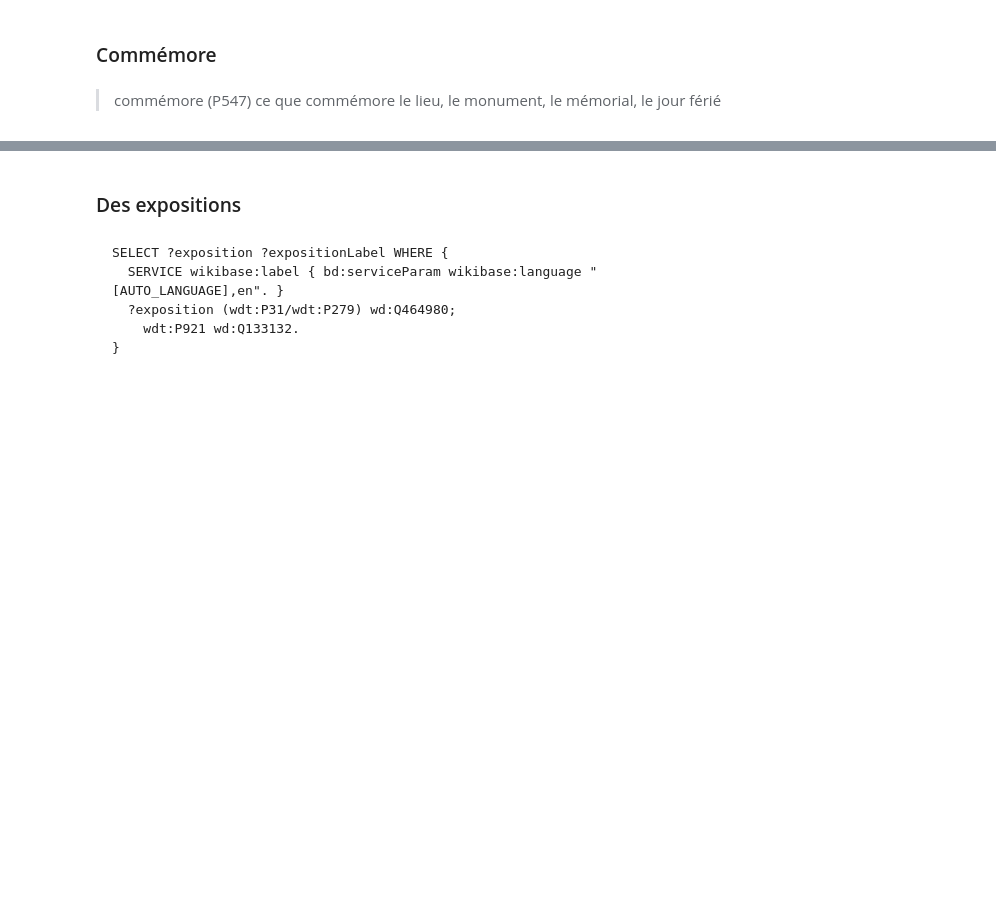
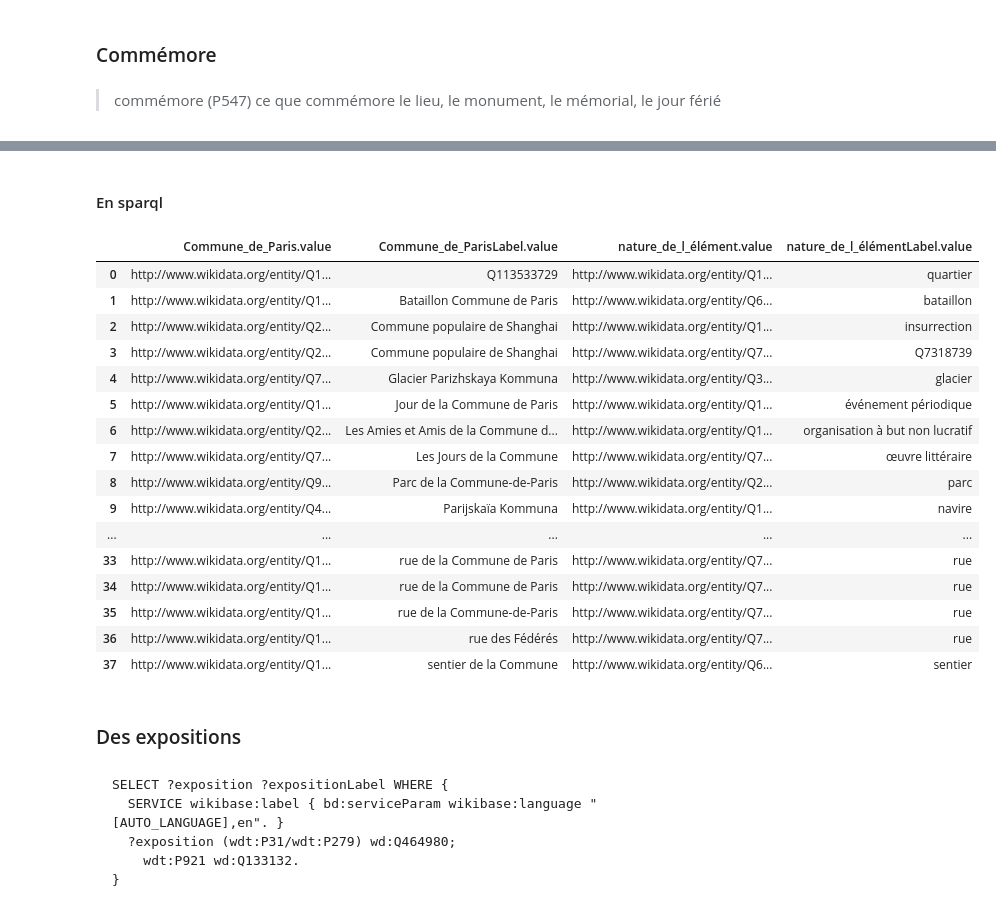
Before and after one commit to silanoc/commune_dans_wikidata, a Jupyter notebook: Commune_dans_wikidata.ipynb, the cells around one changed output, grey strips where cells are left out. Cells and saved outputs as stored; diff of their text form; code cells hidden in the pictures; blank space fills up the shorter version.

```diff
--- a/Commune_dans_wikidata.ipynb
+++ b/Commune_dans_wikidata.ipynb
@@ -1108,0 +1342,2 @@ referrerpolicy="origin" sandbox="allow-scripts allow-same-origin allow-popups">
+# %% [markdown]
+#### En sparql
@@ -1109,3 +1352,35 @@ referrerpolicy="origin" sandbox="allow-scripts allow-same-origin allow-popups">
+# %%
+query = """SELECT  ?Commune_de_Paris ?Commune_de_ParisLabel ?nature_de_l_élément ?nature_de_l_élémentLabel WHERE {
+  SERVICE wikibase:label { bd:serviceParam wikibase:language "fr, [AUTO_LANGUAGE]". }
+  ?Commune_de_Paris wdt:P138 wd:Q133132.
+  OPTIONAL { ?Commune_de_Paris wdt:P31 ?nature_de_l_élément. }
+}
+order by ?Commune_de_ParisLabel
+"""
+extraction_nomme = Extraction_wikidata(endpoint_url, query)
+df_nomme = extraction_nomme.extraire_et_df()
+# %%
+df_nomme = df_nomme.loc[:,['Commune_de_Paris.value', 'Commune_de_ParisLabel.value', 'nature_de_l_élément.value', 'nature_de_l_élémentLabel.value' ]]
+df_nomme.sort_values(by = 'Commune_de_ParisLabel.value')
+HTML(df_nomme.to_html())
+# %% [output]
+|  | Commune_de_Paris.value | Commune_de_ParisLabel.value | nature_de_l_élément.value | nature_de_l_élémentLabel.value |
+| 0 | http://www.wikidata.org/entity/Q1... | Q113533729 | http://www.wikidata.org/entity/Q1... | quartier |
+| 1 | http://www.wikidata.org/entity/Q1... | Bataillon Commune de Paris | http://www.wikidata.org/entity/Q6... | bataillon |
+| 2 | http://www.wikidata.org/entity/Q2... | Commune populaire de Shanghai | http://www.wikidata.org/entity/Q1... | insurrection |
+| 3 | http://www.wikidata.org/entity/Q2... | Commune populaire de Shanghai | http://www.wikidata.org/entity/Q7... | Q7318739 |
+| 4 | http://www.wikidata.org/entity/Q7... | Glacier Parizhskaya Kommuna | http://www.wikidata.org/entity/Q3... | glacier |
+| 5 | http://www.wikidata.org/entity/Q1... | Jour de la Commune de Paris | http://www.wikidata.org/entity/Q1... | événement périodique |
+| 6 | http://www.wikidata.org/entity/Q2... | Les Amies et Amis de la Commune d... | http://www.wikidata.org/entity/Q1... | organisation à but non lucratif |
+| 7 | http://www.wikidata.org/entity/Q7... | Les Jours de la Commune | http://www.wikidata.org/entity/Q7... | œuvre littéraire |
+| 8 | http://www.wikidata.org/entity/Q9... | Parc de la Commune-de-Paris | http://www.wikidata.org/entity/Q2... | parc |
+| 9 | http://www.wikidata.org/entity/Q4... | Parijskaïa Kommuna | http://www.wikidata.org/entity/Q1... | navire |
+| ... | ... | ... | ... | ... |
+| 33 | http://www.wikidata.org/entity/Q1... | rue de la Commune de Paris | http://www.wikidata.org/entity/Q7... | rue |
+| 34 | http://www.wikidata.org/entity/Q1... | rue de la Commune de Paris | http://www.wikidata.org/entity/Q7... | rue |
+| 35 | http://www.wikidata.org/entity/Q1... | rue de la Commune-de-Paris | http://www.wikidata.org/entity/Q7... | rue |
+| 36 | http://www.wikidata.org/entity/Q1... | rue des Fédérés | http://www.wikidata.org/entity/Q7... | rue |
+| 37 | http://www.wikidata.org/entity/Q1... | sentier de la Commune | http://www.wikidata.org/entity/Q6... | sentier |
 # %% [markdown]
 ### Des expositions
 # %% [markdown]
```
Also changed, not shown: parts of 42 cells of this notebook.
